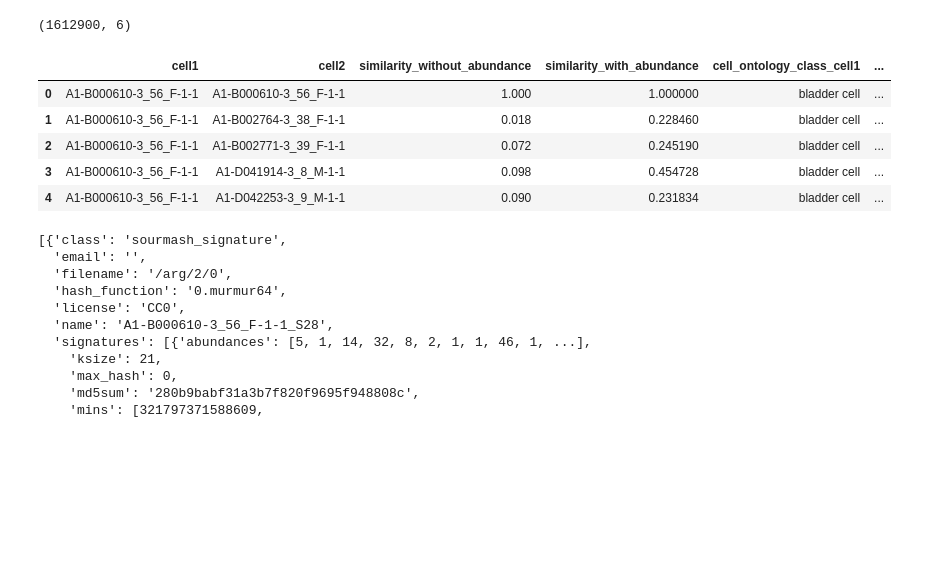
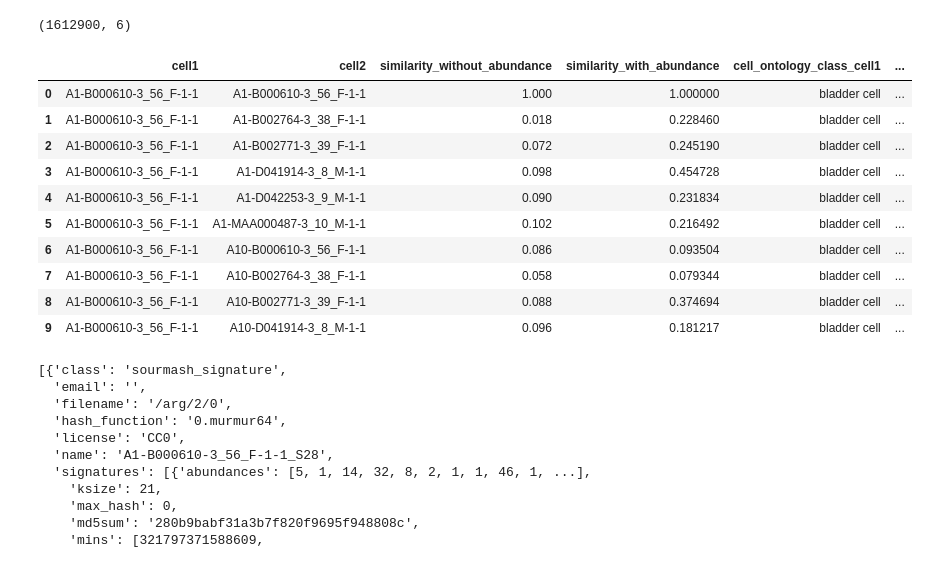
Before and after one commit to czbiohub/kh-analysis, a Jupyter notebook: notebooks/bladder_get_sequences_with_hashes_cleaned_up.ipynb, the cells around one changed output. Cells and saved outputs as stored; diff of their text form; code cells hidden in the pictures; blank space fills up the shorter version.

```diff
--- a/notebooks/bladder_get_sequences_with_hashes_cleaned_up.ipynb
+++ b/notebooks/bladder_get_sequences_with_hashes_cleaned_up.ipynb
@@ -10,15 +14,20 @@ from sourmash._minhash import hash_murmur
 # %%
 similarities_tidy = pd.read_csv('s3://kmer-hashing/tabula-muris/n_hashes=500/bladder/similarities_tidy.csv')
 print(similarities_tidy.shape)
-similarities_tidy.head()
+similarities_tidy.head(10)
 # %% [output]
 (1612900, 6)
 |  | cell1 | cell2 | similarity_without_abundance | similarity_with_abundance | cell_ontology_class_cell1 | ... |
 | 0 | A1-B000610-3_56_F-1-1 | A1-B000610-3_56_F-1-1 | 1.000 | 1.000000 | bladder cell | ... |
 | 1 | A1-B000610-3_56_F-1-1 | A1-B002764-3_38_F-1-1 | 0.018 | 0.228460 | bladder cell | ... |
 | 2 | A1-B000610-3_56_F-1-1 | A1-B002771-3_39_F-1-1 | 0.072 | 0.245190 | bladder cell | ... |
 | 3 | A1-B000610-3_56_F-1-1 | A1-D041914-3_8_M-1-1 | 0.098 | 0.454728 | bladder cell | ... |
 | 4 | A1-B000610-3_56_F-1-1 | A1-D042253-3_9_M-1-1 | 0.090 | 0.231834 | bladder cell | ... |
+| 5 | A1-B000610-3_56_F-1-1 | A1-MAA000487-3_10_M-1-1 | 0.102 | 0.216492 | bladder cell | ... |
+| 6 | A1-B000610-3_56_F-1-1 | A10-B000610-3_56_F-1-1 | 0.086 | 0.093504 | bladder cell | ... |
+| 7 | A1-B000610-3_56_F-1-1 | A10-B002764-3_38_F-1-1 | 0.058 | 0.079344 | bladder cell | ... |
+| 8 | A1-B000610-3_56_F-1-1 | A10-B002771-3_39_F-1-1 | 0.088 | 0.374694 | bladder cell | ... |
+| 9 | A1-B000610-3_56_F-1-1 | A10-D041914-3_8_M-1-1 | 0.096 | 0.181217 | bladder cell | ... |
 # %%
 folder = '/home/olga/pureScratch/olgabot-maca/facs/sourmash/'
 # %%
```
Also changed, not shown: parts of 37 cells of this notebook, 4 other files.
